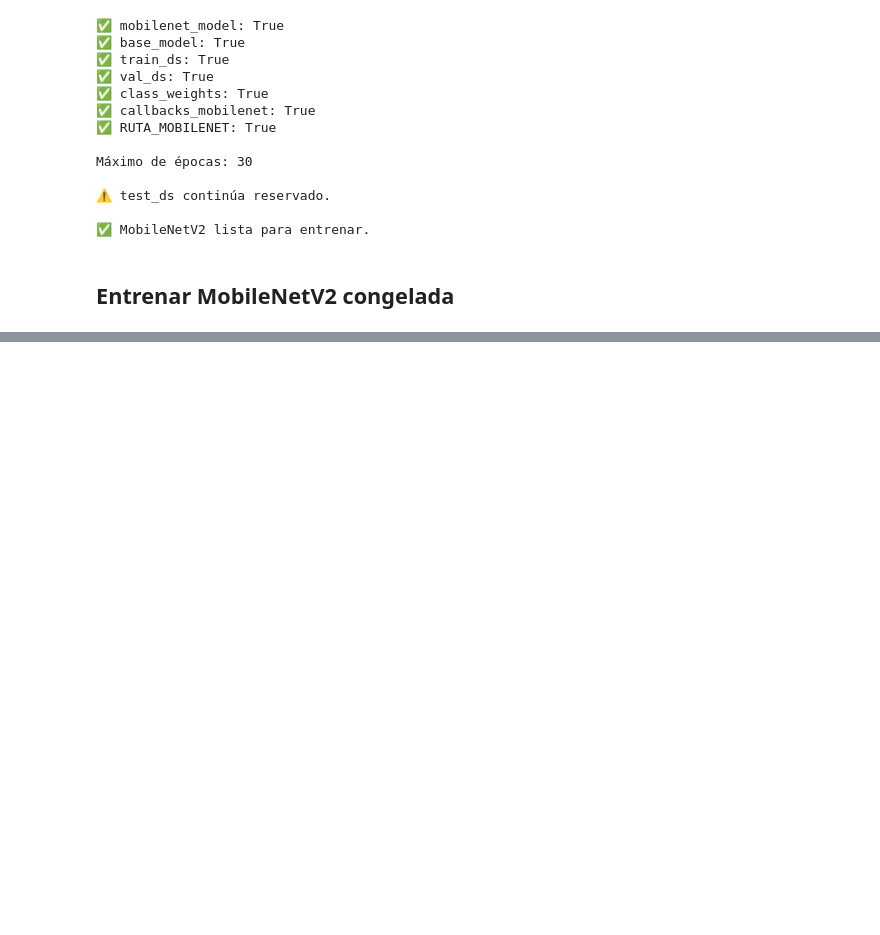
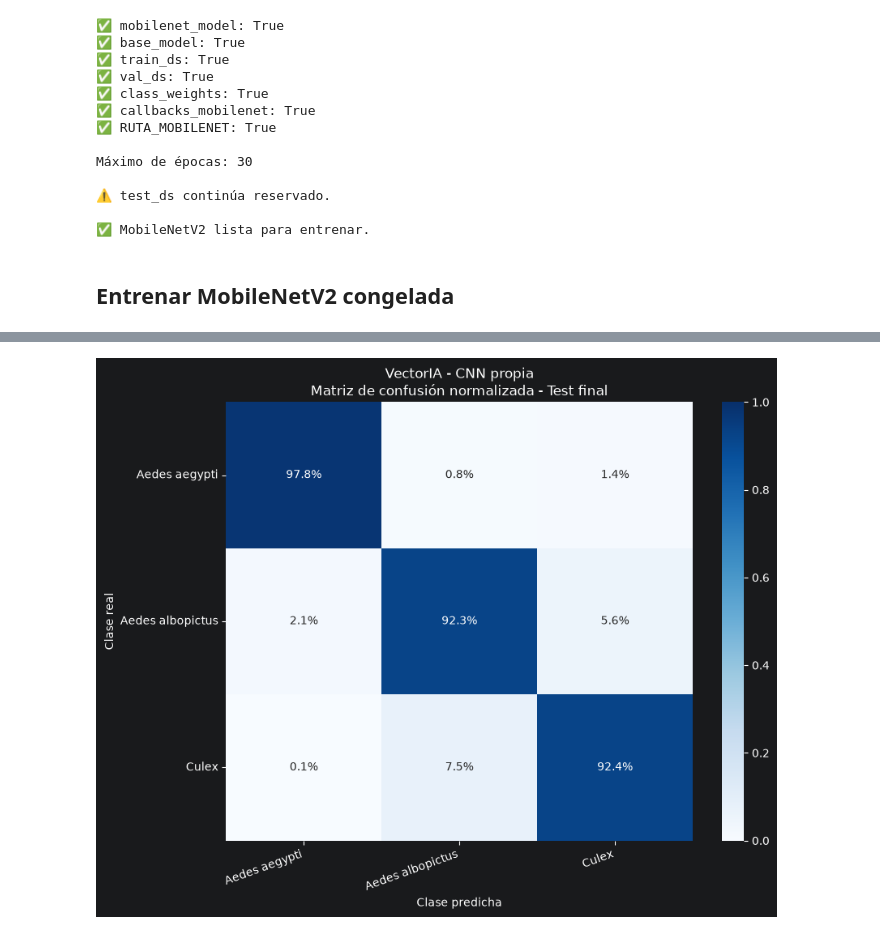
Before and after one commit to andreyac1397/VectorIA, a Jupyter notebook: notebooks/CNN_MosquitosModelo.ipynb, the cells around one changed output, grey strips where cells are left out. Saved outputs shown, nothing was run; the diff lists cells and outputs as text; code cells hidden in the pictures; blank space fills up the shorter version.

```diff
--- a/notebooks/CNN_MosquitosModelo.ipynb
+++ b/notebooks/CNN_MosquitosModelo.ipynb
@@ -7172,0 +8011,43 @@ Epoch 2/30
+# %%
+cm_test_cnn_norm = (
+    cm_test_cnn.astype(np.float64)
+    / cm_test_cnn.sum(
+        axis=1,
+        keepdims=True
+    )
+)
+
+plt.figure(
+    figsize=(9, 7)
+)
+
+sns.heatmap(
+    cm_test_cnn_norm,
+    annot=True,
+    fmt=".1%",
+    cmap="Blues",
+    vmin=0,
+    vmax=1,
+    xticklabels=CLASES,
+    yticklabels=CLASES
+)
+
+plt.title(
+    "VectorIA - CNN propia\n"
+    "Matriz de confusión normalizada - Test final"
+)
+
+plt.xlabel("Clase predicha")
+plt.ylabel("Clase real")
+
+plt.xticks(
+    rotation=20,
+    ha="right"
+)
+
+plt.yticks(rotation=0)
+
+plt.tight_layout()
+plt.show()
+# %% [output]
+[figure, added]
```
Also changed, not shown: parts of 31 cells of this notebook.
